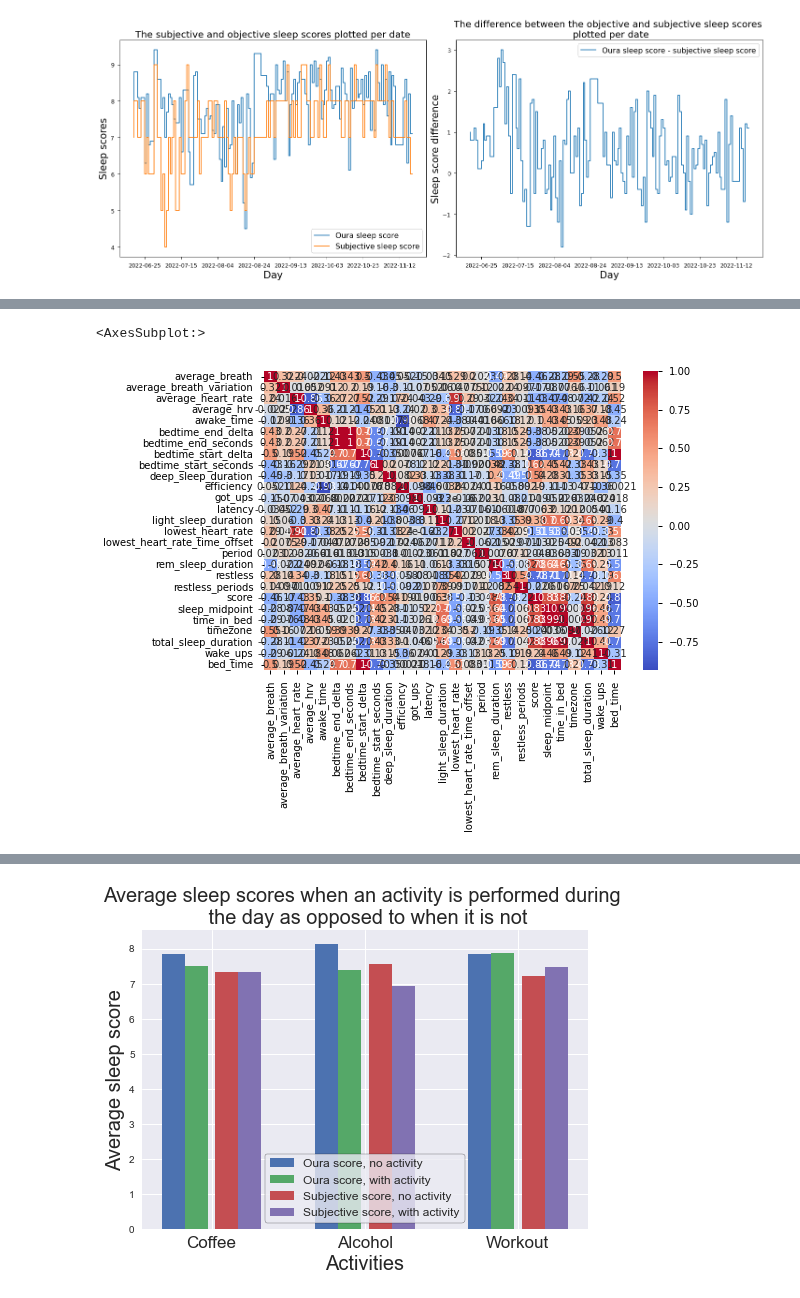
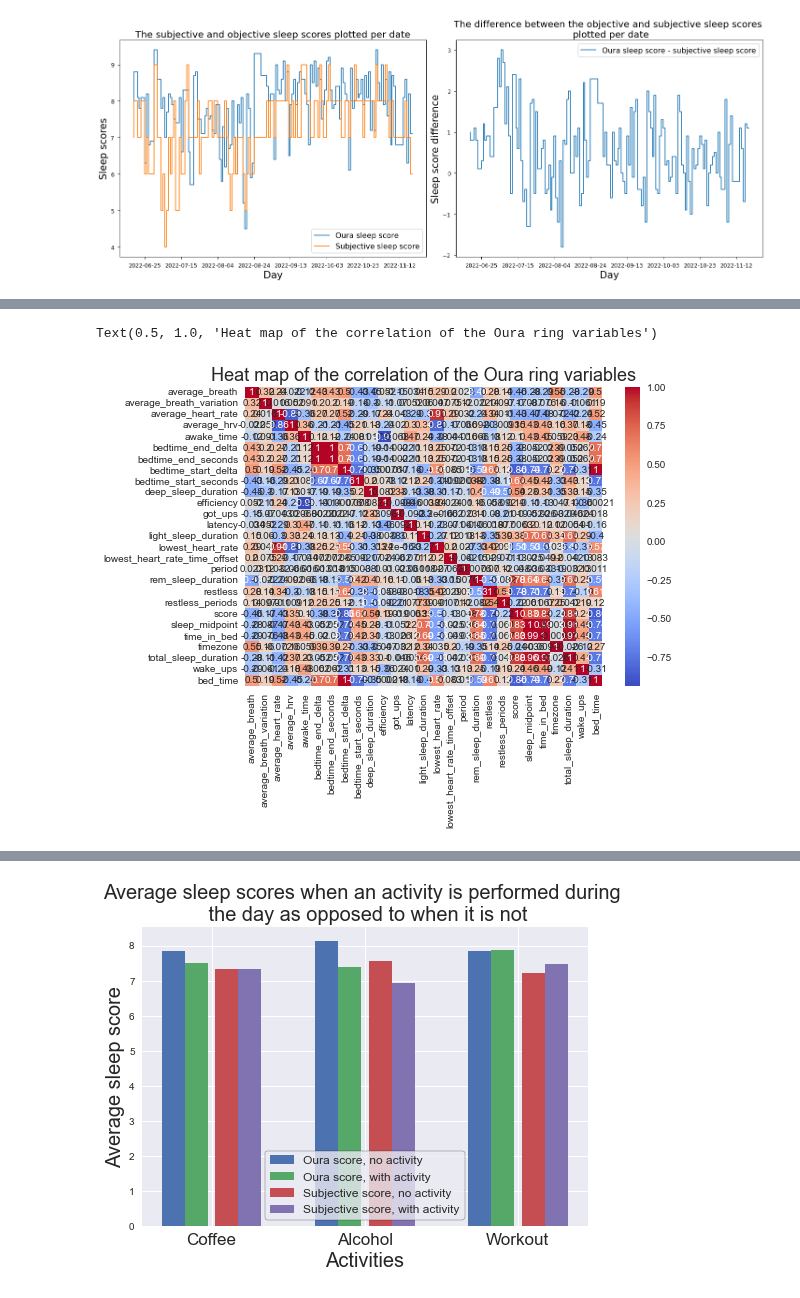
Before and after one commit to thalianajjar/internship_code, a Jupyter notebook: data_visualization.ipynb, the cells around one changed output, grey strips where cells are left out. Drawn from its saved outputs; the diff is of its cells as text; code cells hidden in the pictures.

```diff
--- a/data_visualization.ipynb
+++ b/data_visualization.ipynb
@@ -57,3 +57,29 @@ plot_sleep_scores(df)
 [[1.         0.48482267]
  [0.48482267 1.        ]]
 [figure]
+# %%
+# Plot the correlation values of the heat map in a histogram
+n_bins = [0, 1, 2, 3, 4, 5, 6, 7, 8, 9, 10]
+print(type(n_bins))
+
+fig, axs = plt.subplots(1, 1, figsize =(10, 7), tight_layout = True)
+plt.style.use("seaborn")
+# Remove axes splines
+for s in ['top', 'bottom', 'left', 'right']:
+    axs.spines[s].set_visible(False)
+
+axs.tick_params(axis='both', which='major', size=5, labelsize=12)
+axs.grid(visible = True, color ='grey', linestyle ='-.', linewidth = 0.5, alpha = 0.6)
+
+# Creating the histogram
+N, bins, patches = axs.hist(df['score'].values, alpha=0.5, color = "dodgerblue", ec="gray", bins = n_bins, label = "Oura sleep score")
+N1, bins1, patches1 = axs.hist(df['subjective_sleep_score'].values, alpha=0.5, color = "forestgreen", ec="gray", bins = n_bins, label = "Subjective sleep score")
+
+axs.bar_label(patches, fontsize=12)
+axs.bar_label(patches1, fontsize=12)
+axs.legend(prop={'size': 16}, frameon=True, loc="best").get_frame().set_edgecolor('k')
+axs.set_xlabel("Sleep score", fontsize=21)
+axs.set_ylabel("Number of sleeping events", fontsize=21)
+axs.set_title('Histogram showing the subjective and objective sleep score distributions', fontsize=21)
+
+plt.show()
@@ -60,9 +89,10 @@ plot_sleep_scores(df)
 # %%
 # Plot heatmap showing the correlation between the Oura ring variables
 heatmap_data = df.iloc[:, 0:48]
 heatmap_data = heatmap_data.drop(labels=['contributors.deep_sleep', 'contributors.efficiency', 'contributors.latency', 'contributors.rem_sleep', 'contributors.restfulness', 'contributors.timing', 'contributors.total_sleep', 'readiness.contributors.activity_balance', 'readiness.contributors.body_temperature', 'readiness.contributors.hrv_balance', 'readiness.contributors.previous_day_activity', 'readiness.contributors.previous_night', 'readiness.contributors.recovery_index', 'readiness.contributors.resting_heart_rate', 'readiness.contributors.sleep_balance', 'readiness.score', 'readiness.temperature_deviation', 'readiness.temperature_trend_deviation'], axis=1)
 correlations = heatmap_data.corr()
-sns.heatmap(correlations, cmap='coolwarm', annot=True)
+heat_map = sns.heatmap(correlations, cmap='coolwarm', annot=True)
+heat_map.set_title('Heat map of the correlation of the Oura ring variables', fontsize=18)
 # %% [output]
-<AxesSubplot:>
+Text(0.5, 1.0, 'Heat map of the correlation of the Oura ring variables')
-[figure, old version]
+[figure, new version]
```
Also changed, not shown: parts of 4 cells of this notebook.
